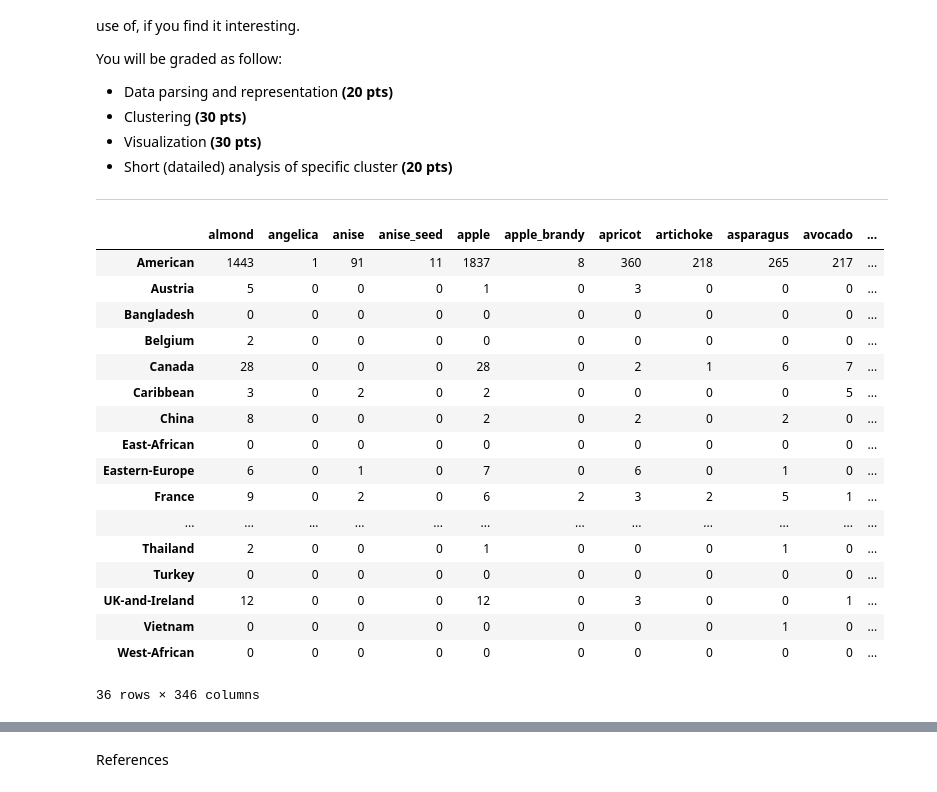
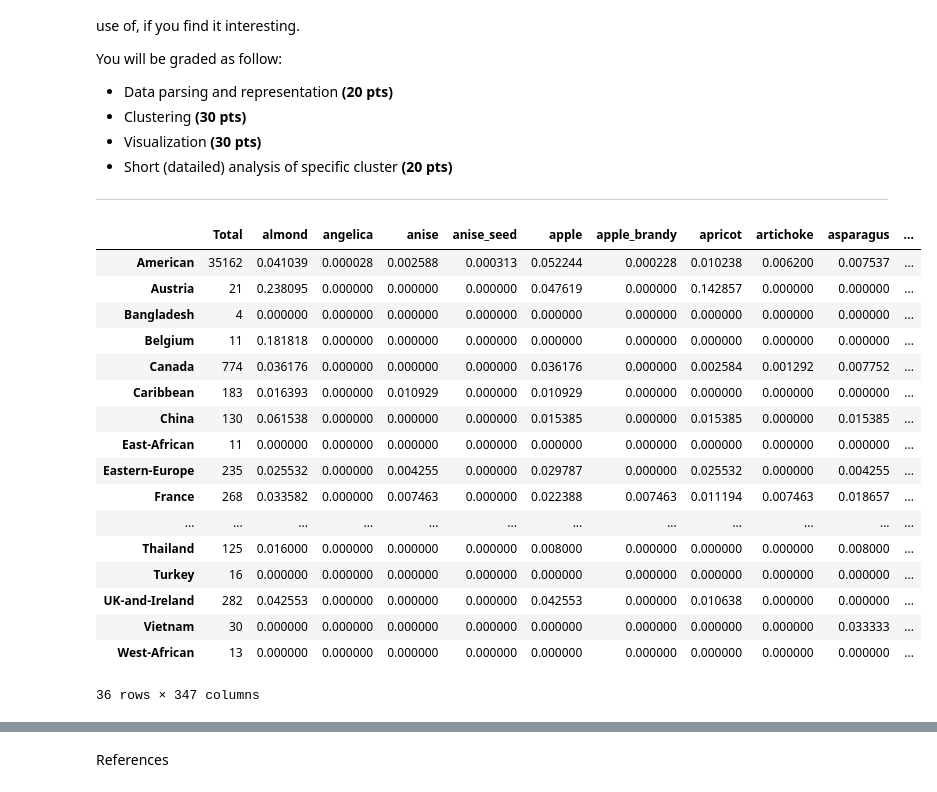
Before and after one commit to ggodinez/spring-2015-homeworks, a Jupyter notebook: submissions/Homework-4/4.Food-recipes.ipynb, the cells around one changed output, grey strips where cells are left out. Cells and saved outputs as stored; diff of their text form; code cells hidden in the pictures.

```diff
--- a/submissions/Homework-4/4.Food-recipes.ipynb
+++ b/submissions/Homework-4/4.Food-recipes.ipynb
@@ -47,50 +37,64 @@ import seaborn as sns
 # %%
 food = open('scirep-cuisines-detail/allr_recipes.txt').read().split('\n')
 
 #Creates initial dictionary for dataframe
-foods = {}
+foods = {'Total':{}}
+
 
 #Parses the text file by line
 #Counts the number of times an ingredient is in a recipe by country
 for line in food:
     l = line.split() #
     ctry = l[0] #Grabs the country
     ingr = l[1:] #Gras the list of ingredients
 
+    #Counts total number of recipes per country, used to normalize later
+    if (ctry not in foods['Total'].keys()):
+        foods['Total'][ctry] = 1
+    else:
+        foods['Total'][ctry] +=1
+
     for ingrs in ingr:
         #If ingredient is not already in food dict
         if (ingrs not in foods.keys()):
             foods[ingrs] = {}
         #If country is not in the food dictionary
         if (ctry not in foods[ingrs].keys()):
             foods[ingrs][ctry] = 1
+
         else:
             foods[ingrs][ctry] += 1
+
 
 
 #Creates dataframe and fills NaN values with 0
 ingredients_df= pd.DataFrame(foods).fillna(value=0)
 
+#Normalizes the data so that each ingredient is a percentage
+for column in ingredients_df.columns:
+    if column is not 'Total':
+        ingredients_df[column] = (ingredients_df[column]/ingredients_df['Total'])
+
 ingredients_df
 # %% [output]
-|  | almond | angelica | anise | anise_seed | apple | apple_brandy | apricot | artichoke | asparagus | avocado | ... |
-| American | 1443 | 1 | 91 | 11 | 1837 | 8 | 360 | 218 | 265 | 217 | ... |
-| Austria | 5 | 0 | 0 | 0 | 1 | 0 | 3 | 0 | 0 | 0 | ... |
-| Bangladesh | 0 | 0 | 0 | 0 | 0 | 0 | 0 | 0 | 0 | 0 | ... |
-| Belgium | 2 | 0 | 0 | 0 | 0 | 0 | 0 | 0 | 0 | 0 | ... |
-| Canada | 28 | 0 | 0 | 0 | 28 | 0 | 2 | 1 | 6 | 7 | ... |
-| Caribbean | 3 | 0 | 2 | 0 | 2 | 0 | 0 | 0 | 0 | 5 | ... |
-| China | 8 | 0 | 0 | 0 | 2 | 0 | 2 | 0 | 2 | 0 | ... |
-| East-African | 0 | 0 | 0 | 0 | 0 | 0 | 0 | 0 | 0 | 0 | ... |
-| Eastern-Europe | 6 | 0 | 1 | 0 | 7 | 0 | 6 | 0 | 1 | 0 | ... |
-| France | 9 | 0 | 2 | 0 | 6 | 2 | 3 | 2 | 5 | 1 | ... |
+|  | Total | almond | angelica | anise | anise_seed | apple | apple_brandy | apricot | artichoke | asparagus | ... |
+| American | 35162 | 0.041039 | 0.000028 | 0.002588 | 0.000313 | 0.052244 | 0.000228 | 0.010238 | 0.006200 | 0.007537 | ... |
+| Austria | 21 | 0.238095 | 0.000000 | 0.000000 | 0.000000 | 0.047619 | 0.000000 | 0.142857 | 0.000000 | 0.000000 | ... |
+| Bangladesh | 4 | 0.000000 | 0.000000 | 0.000000 | 0.000000 | 0.000000 | 0.000000 | 0.000000 | 0.000000 | 0.000000 | ... |
+| Belgium | 11 | 0.181818 | 0.000000 | 0.000000 | 0.000000 | 0.000000 | 0.000000 | 0.000000 | 0.000000 | 0.000000 | ... |
+| Canada | 774 | 0.036176 | 0.000000 | 0.000000 | 0.000000 | 0.036176 | 0.000000 | 0.002584 | 0.001292 | 0.007752 | ... |
+| Caribbean | 183 | 0.016393 | 0.000000 | 0.010929 | 0.000000 | 0.010929 | 0.000000 | 0.000000 | 0.000000 | 0.000000 | ... |
+| China | 130 | 0.061538 | 0.000000 | 0.000000 | 0.000000 | 0.015385 | 0.000000 | 0.015385 | 0.000000 | 0.015385 | ... |
+| East-African | 11 | 0.000000 | 0.000000 | 0.000000 | 0.000000 | 0.000000 | 0.000000 | 0.000000 | 0.000000 | 0.000000 | ... |
+| Eastern-Europe | 235 | 0.025532 | 0.000000 | 0.004255 | 0.000000 | 0.029787 | 0.000000 | 0.025532 | 0.000000 | 0.004255 | ... |
+| France | 268 | 0.033582 | 0.000000 | 0.007463 | 0.000000 | 0.022388 | 0.007463 | 0.011194 | 0.007463 | 0.018657 | ... |
 | ... | ... | ... | ... | ... | ... | ... | ... | ... | ... | ... | ... |
-| Thailand | 2 | 0 | 0 | 0 | 1 | 0 | 0 | 0 | 1 | 0 | ... |
-| Turkey | 0 | 0 | 0 | 0 | 0 | 0 | 0 | 0 | 0 | 0 | ... |
-| UK-and-Ireland | 12 | 0 | 0 | 0 | 12 | 0 | 3 | 0 | 0 | 1 | ... |
-| Vietnam | 0 | 0 | 0 | 0 | 0 | 0 | 0 | 0 | 1 | 0 | ... |
-| West-African | 0 | 0 | 0 | 0 | 0 | 0 | 0 | 0 | 0 | 0 | ... |
+| Thailand | 125 | 0.016000 | 0.000000 | 0.000000 | 0.000000 | 0.008000 | 0.000000 | 0.000000 | 0.000000 | 0.008000 | ... |
+| Turkey | 16 | 0.000000 | 0.000000 | 0.000000 | 0.000000 | 0.000000 | 0.000000 | 0.000000 | 0.000000 | 0.000000 | ... |
+| UK-and-Ireland | 282 | 0.042553 | 0.000000 | 0.000000 | 0.000000 | 0.042553 | 0.000000 | 0.010638 | 0.000000 | 0.000000 | ... |
+| Vietnam | 30 | 0.000000 | 0.000000 | 0.000000 | 0.000000 | 0.000000 | 0.000000 | 0.000000 | 0.000000 | 0.033333 | ... |
+| West-African | 13 | 0.000000 | 0.000000 | 0.000000 | 0.000000 | 0.000000 | 0.000000 | 0.000000 | 0.000000 | 0.000000 | ... |
-36 rows × 346 columns
+36 rows × 347 columns
 # %%
 #Functions taken from Lecture 9
 
```
Also changed, not shown: parts of 13 cells of this notebook.
